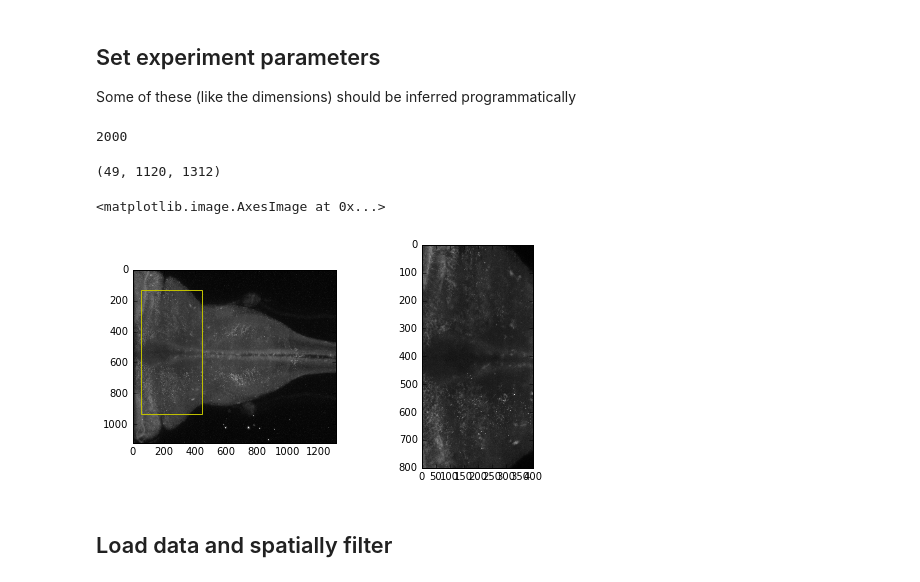
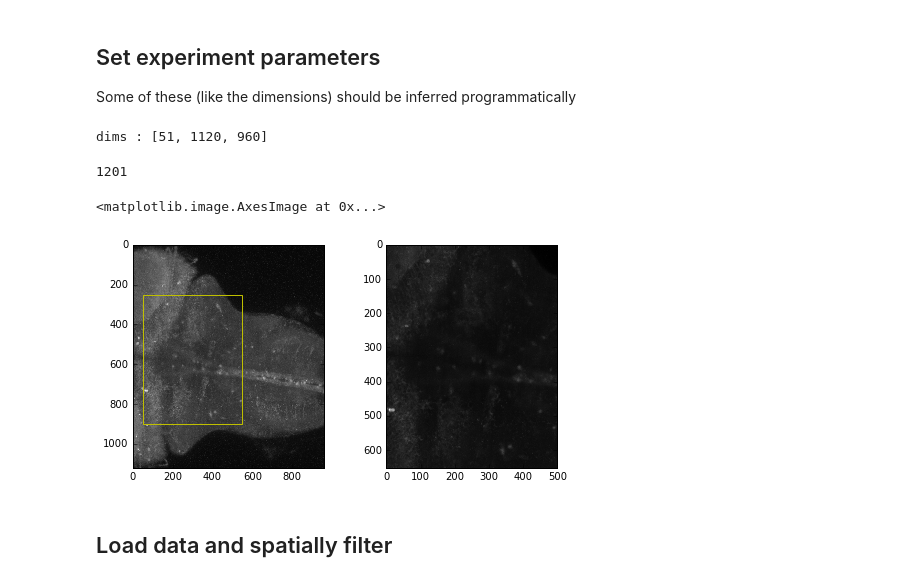
Before and after one commit to d-v-b/simview_notebooks, a Jupyter notebook: hbo-detection.ipynb, the cells around one changed output. Saved outputs shown, nothing was run; the diff lists cells and outputs as text; code cells hidden in the pictures.

```diff
--- a/hbo-detection.ipynb
+++ b/hbo-detection.ipynb
@@ -58,49 +59,69 @@ def upsample_volume(v, roi, ds_yx):
         for ind, plane in enumerate(v):
             output[ind] = RectBivariateSpline(y_ds,x_ds, plane)(y_full, x_full)
         return output
+
+def tweak_roi(roi, factor):
+    # ensure that the range of each slice in the ROI is a multiple of factor
+    new_slices = []
+    for r in roi:
+        remainder = (r.stop - r.start) % factor
+        new_slices.append(slice(r.start, r.stop + remainder, r.step))
+
+    return new_slices
 # %% [markdown]
  ## Set experiment parameters
  Some of these (like the dimensions) should be inferred programmatically
 # %%
 # Directory containing raw images
-base_dir = '/groups/ahrens/ahrenslab/FROM_TIER2/Yu/SPIM/chen/CW_17_03_22/L1-561nm-4umStepsize_20170322_152737/'
+base_dir = '/groups/ahrens/ahrenslab/FROM_TIER2/Yu/SPIM/chen/CW_17-03-29/F1-561nm_20170329_151746/'
+
 # Dimensions of each image
-dims = (49, 1120, 1312)
+dims = get_stack_dims(base_dir)[::-1]
+print('dims : {0}'.format(dims))
+
+cam_roi = list(map(int, get_metadata(base_dir + 'ch0.xml')['camera_roi'].split('_')))
 
 # Sampling rate of the imaging, in Hz
-fs_im = 2
+fs_im = 1
 
 # Range of images to process, e.g. for excluding initial timepoints
 plr_t = slice(0, 2000)
 
 # Width of sliding window (in samples) used for dff estimation
 dff_window =  100 * fs_im
+# %% [output]
+dims : [51, 1120, 960]
 # %%
 fnames = glob(base_dir + '*TM*.stack')
 fnames.sort()
 fnames = fnames[plr_t]
 print(len(fnames))
 # %% [output]
-2000
+1201
 # %%
 sample = stack_loader(fnames[-1], dims)
-print(sample.shape)
-# %% [output]
-(49, 1120, 1312)
 # %%
 nr = 1
 nc = 2
+
+# downsampling factor in xy
+ds_yx = 4
+
 fig, axs = plt.subplots(nrows = nr, ncols=nc, figsize=(4 * nc, 4))
 axs[0].imshow(np.log(sample.max(0)), cmap='gray')
-roi_yx = (slice(130, 930), slice(50, 450))
+
+# ensure that the roi is divisible by the downsampling factor
+roi_yx = (slice(250, 900), slice(50, 550))
+roi_yx = tweak_roi(roi_yx, ds_yx)
+
 rect = get_rect(roi_yx[::-1])
 rect.set_fill(False)
 rect.set_edgecolor('y')
 axs[0].add_patch(rect)
 axs[1].imshow(sample.max(0)[roi_yx], cmap='gray')
 # %% [output]
 <matplotlib.image.AxesImage at 0x...>
-[figure, old version]
+[figure, new version]
 # %% [markdown]
 ## Load data and spatially filter
 # %%
```
Also changed, not shown: parts of 20 cells of this notebook.
